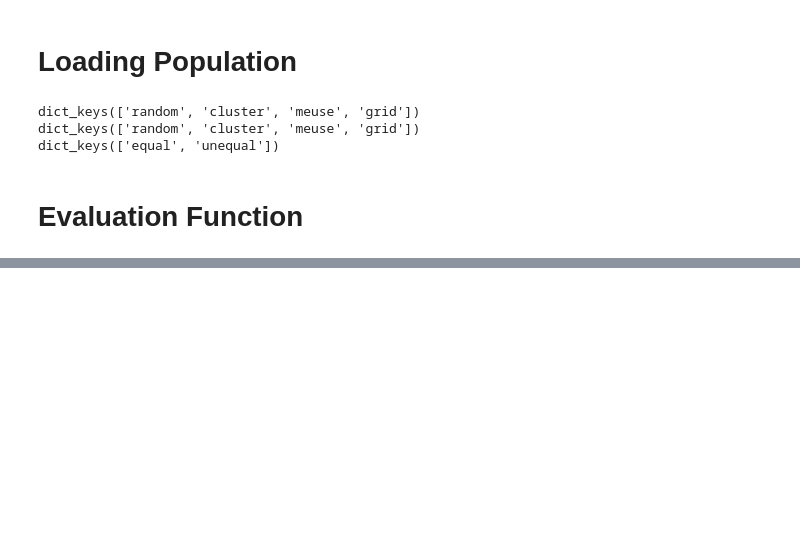
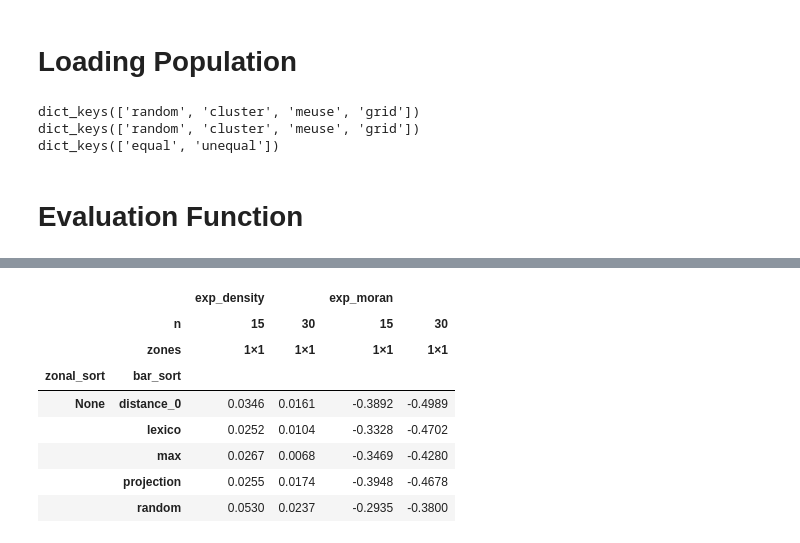
Before and after one commit to mehdimhb/geometric-sampling, a Jupyter notebook: Simulations/Expectation.ipynb, the cells around one changed output, grey strips where cells are left out. Drawn from its saved outputs; the diff is of its cells as text; code cells hidden in the pictures; blank space fills up the shorter version.

```diff
--- a/Simulations/Expectation.ipynb
+++ b/Simulations/Expectation.ipynb
@@ -210,0 +352,14 @@ summary
+# %%
+df = evaluate_meuse(
+    coords_dict,
+    probs_dict,
+    n_values=[15, 30],
+    zone_list=[(1, 1)],
+    # zone_list=[2, 3, 4, 5],
+    sort_method_list=['lexico', 'random', 'distance_0', 'projection', "max"],
+    # zonal_sort_list=[None,'lexico', 'random', 'distance_0', 'projection', "max"],
+    zonal_sort_list=[None],
+    zone_mode_list=['sweep'],
+    tolerance=5,
+    split_size=1e-3,
+)
@@ -210,0 +377,19 @@ summary
+# %%
+summary = df.pivot_table(
+    values=['exp_density', 'exp_moran'],
+    columns=['n', 'zones'],
+    index=['zonal_sort', 'bar_sort'],
+    aggfunc='first'
+)
+
+summary
+# %% [output]
+|  |  | exp_density |  | exp_moran |  |
+|  | n | 15 | 30 | 15 | 30 |
+|  | zones | 1×1 | 1×1 | 1×1 | 1×1 |
+| zonal_sort | bar_sort |  |  |  |  |
+| None | distance_0 | 0.0346 | 0.0161 | -0.3892 | -0.4989 |
+|  | lexico | 0.0252 | 0.0104 | -0.3328 | -0.4702 |
+|  | max | 0.0267 | 0.0068 | -0.3469 | -0.4280 |
+|  | projection | 0.0255 | 0.0174 | -0.3948 | -0.4678 |
+|  | random | 0.0530 | 0.0237 | -0.2935 | -0.3800 |
```
Also changed, not shown: parts of 15 cells of this notebook, 3 other files.
